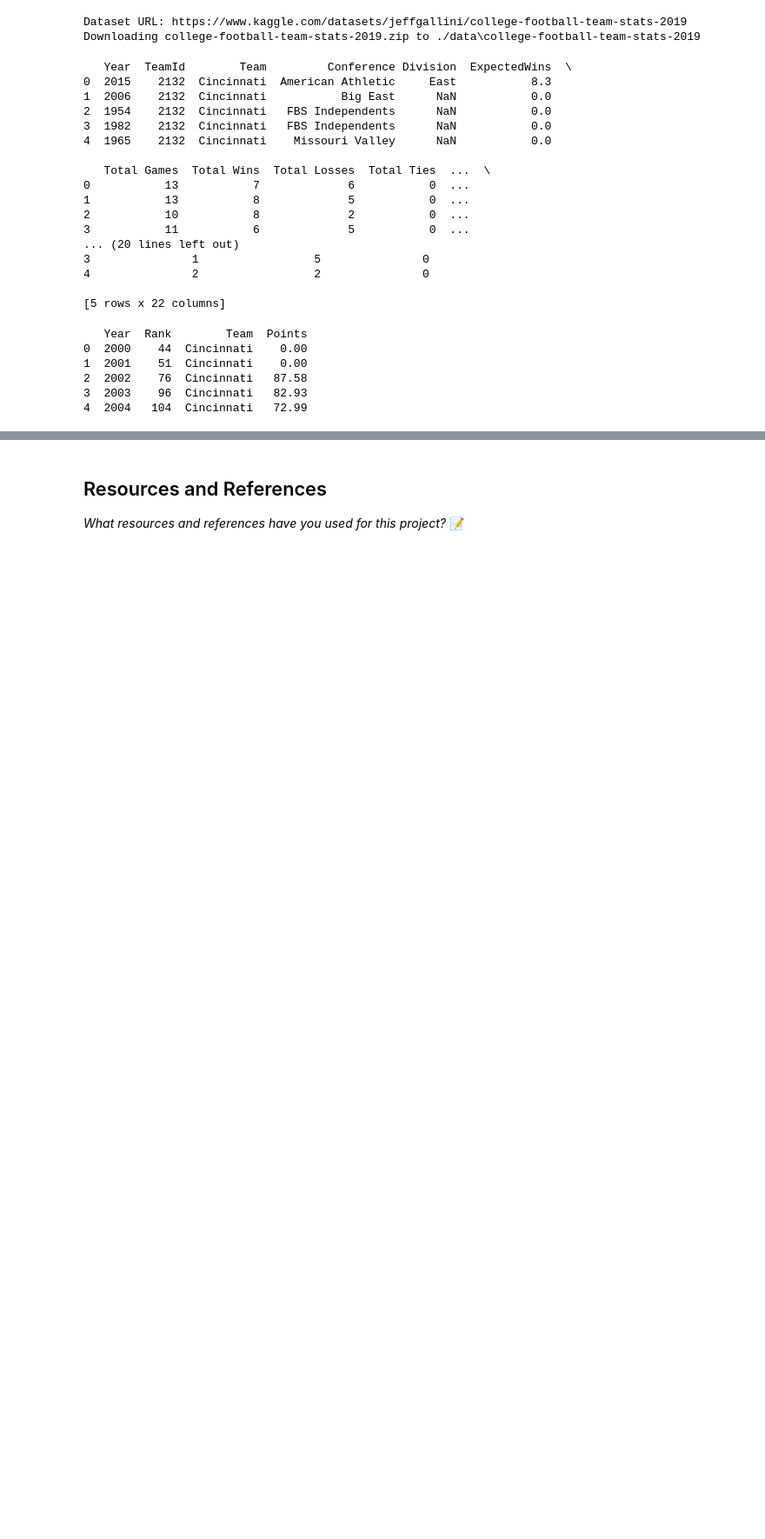
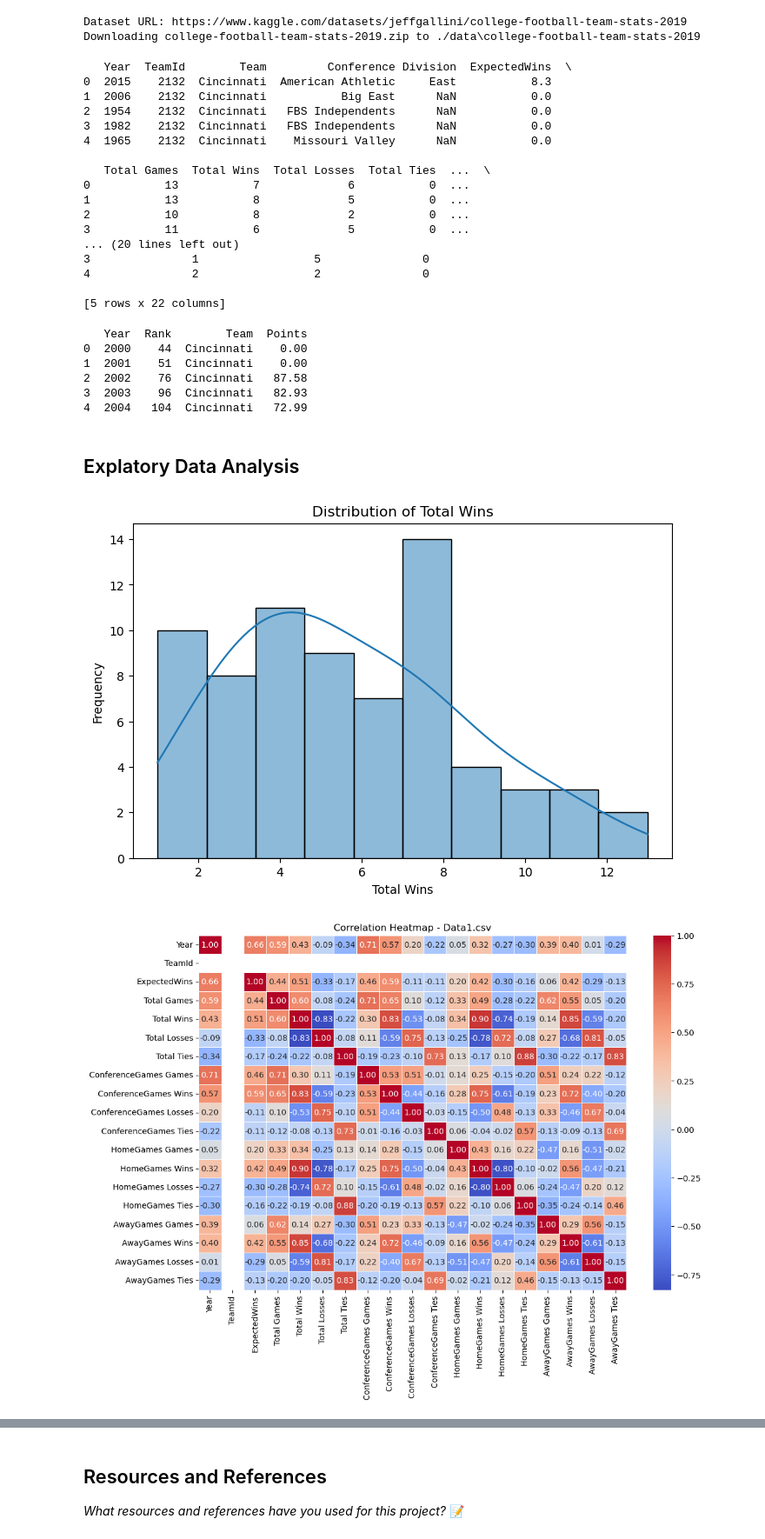
Before and after one commit to IT4063C-Fall24/final-project-nelsomc, a Jupyter notebook: source.ipynb, the cells around one changed output, grey strips where cells are left out. Shown at 87% size. Saved outputs shown, nothing was run; the diff lists cells and outputs as text; code cells hidden in the pictures; blank space fills up the shorter version.

```diff
--- a/source.ipynb
+++ b/source.ipynb
@@ -87,3 +87,62 @@ print(df.head())
 2  2002    76  Cincinnati   87.58
 3  2003    96  Cincinnati   82.93
 4  2004   104  Cincinnati   72.99
+# %% [markdown]
+## Explatory Data Analysis
+# %%
+import matplotlib.pyplot as plt
+import seaborn as sns
+import pandas as pd
+
+
+data1 = pd.read_csv("./Data/Data1.csv")
+recruiting_data = pd.read_csv("./Data/Recruiting.csv")
+
+merged_data = pd.merge(data1, recruiting_data, on=["Year", "Team"], how="left")
+
+data1_summary = data1.describe()
+recruiting_data_summary = recruiting_data.describe()
+
+plt.figure(figsize=(8, 5))
+sns.histplot(data=data1, x="Total Wins", bins=10, kde=True)
+plt.title("Distribution of Total Wins")
+plt.xlabel("Total Wins")
+plt.ylabel("Frequency")
+plt.show()
+
+numeric_data1 = data1.select_dtypes(include=['int64', 'float64'])
+
+plt.figure(figsize=(12, 8))
+sns.heatmap(numeric_data1.corr(), annot=True, cmap="coolwarm", fmt=".2f", linewidths=0.5)
+plt.title("Correlation Heatmap - Data1.csv")
+plt.show()
+
+
+plt.figure(figsize=(8, 5))
+sns.boxplot(data=recruiting_data, x="Points")
+plt.title("Boxplot of Points")
+plt.show()
+
+plt.figure(figsize=(8, 5))
+sns.scatterplot(data=merged_data, x="Points", y="Total Wins")
+plt.title("Scatter Plot: Points vs Total Wins")
+plt.xlabel("Points")
+plt.ylabel("Total Wins")
+plt.show()
+
+data1_missing = data1.isnull().sum()
+recruiting_data_missing = recruiting_data.isnull().sum()
+data1_duplicates = data1.duplicated().sum()
+recruiting_data_duplicates = recruiting_data.duplicated().sum()
+
+{
+    "Data1 Summary": data1_summary,
+    "Recruiting Data Summary": recruiting_data_summary,
+    "Missing Values in Data1": data1_missing,
+    "Missing Values in Recruiting Data": recruiting_data_missing,
+    "Duplicate Values in Data1": data1_duplicates,
+    "Duplicate Values in Recruiting Data": recruiting_data_duplicates
+}
+# %% [output]
+[figure, added]
+[figure, added]
```
Also changed, not shown: parts of 4 cells of this notebook, 1 other file.
